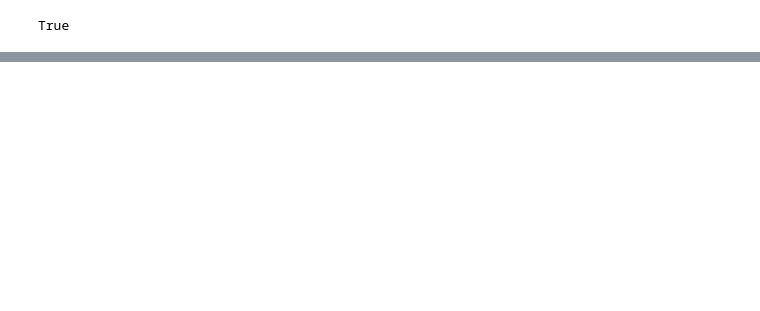
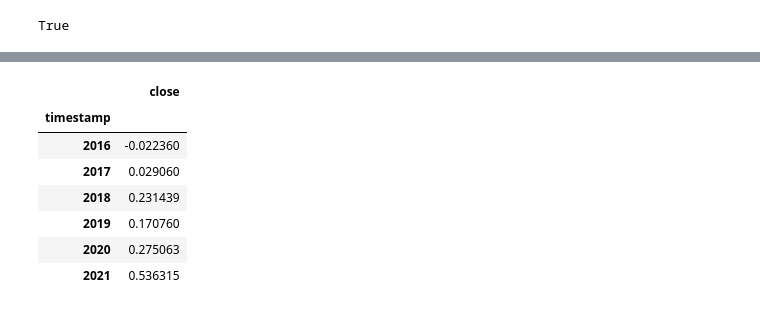
Before and after one commit to Angelboy-commercial/data-zookeepers, a Jupyter notebook: notebooks/ayanam.ipynb, the cells around one changed output, grey strips where cells are left out. Saved outputs shown, nothing was run; the diff lists cells and outputs as text; code cells hidden in the pictures; blank space fills up the shorter version.

```diff
--- a/notebooks/ayanam.ipynb
+++ b/notebooks/ayanam.ipynb
@@ -383,0 +130,3 @@ seattle_CPI_data.to_csv("Resources\seattle_cpi_data.csv")
+# %%
+# Create alpacas connection object
+alpacas = tradeapi.REST(public_key, private_key, api_version="v2")
@@ -383,0 +138,17 @@ seattle_CPI_data.to_csv("Resources\seattle_cpi_data.csv")
+# %%
+# Create lists for tickers
+real_estate = ["TSCO","DHI","LOW","LGIH"]
+apparel = ["NKE", "UA","GPS", "LULU", "JWN"]
+pleasure_food = ["MCD","YUM", "DRI", "QSR"]
+
+#Create a function to get stock data
+def alpacas_api(symbols,timeframe, start,end):
+    dataframe = alpacas.get_bars(symbols, timeframe=timeframe, start=start, end=end).df
+    new_df = dataframe[['open','close','trade_count', 'symbol']]
+
+    return new_df
+
+# Run function to grab stocks from each industry we are researching
+Real_Estate_stocks = alpacas_api(real_estate, timeframe,start,end)
+Apparel_stocks = alpacas_api(apparel, timeframe,start,end)
+Food_stocks = alpacas_api(pleasure_food, timeframe,start,end)
@@ -383,0 +160,33 @@ seattle_CPI_data.to_csv("Resources\seattle_cpi_data.csv")
+# %%
+
+# Create function to reformat data to annual timeframe + percent change + reset index to year
+def reformat_data(dataframe):
+    dataframe = dataframe.resample("Y").mean()
+
+    dataframe = dataframe["close"].pct_change()
+    dataframe.index =dataframe.index.year
+    return dataframe
+
+# Run the function through stock dataframes and create new variables
+Real_estate_stock_annual = reformat_data(Real_Estate_stocks)
+Apparel_stock_annual = reformat_data(Apparel_stocks)
+Food_stock_annual = reformat_data(Food_stocks)
+
+Real_estate_stock_annual = pd.DataFrame(Real_estate_stock_annual).dropna()
+Apparel_stock_annual = pd.DataFrame(Apparel_stock_annual).dropna()
+Food_stock_annual = pd.DataFrame(Food_stock_annual).dropna()
+
+# Real_estate_stock_annual.index.names = ["Year"]
+# seattleCPI_RentalEquivalent_df.reset_index(drop=True, inplace=True)
+
+
+Real_estate_stock_annual
+# %% [output]
+|  | close |
+| timestamp |  |
+| 2016 | -0.022360 |
+| 2017 | 0.029060 |
+| 2018 | 0.231439 |
+| 2019 | 0.170760 |
+| 2020 | 0.275063 |
+| 2021 | 0.536315 |
```
Also changed, not shown: parts of 38 cells of this notebook, 6 other files.
